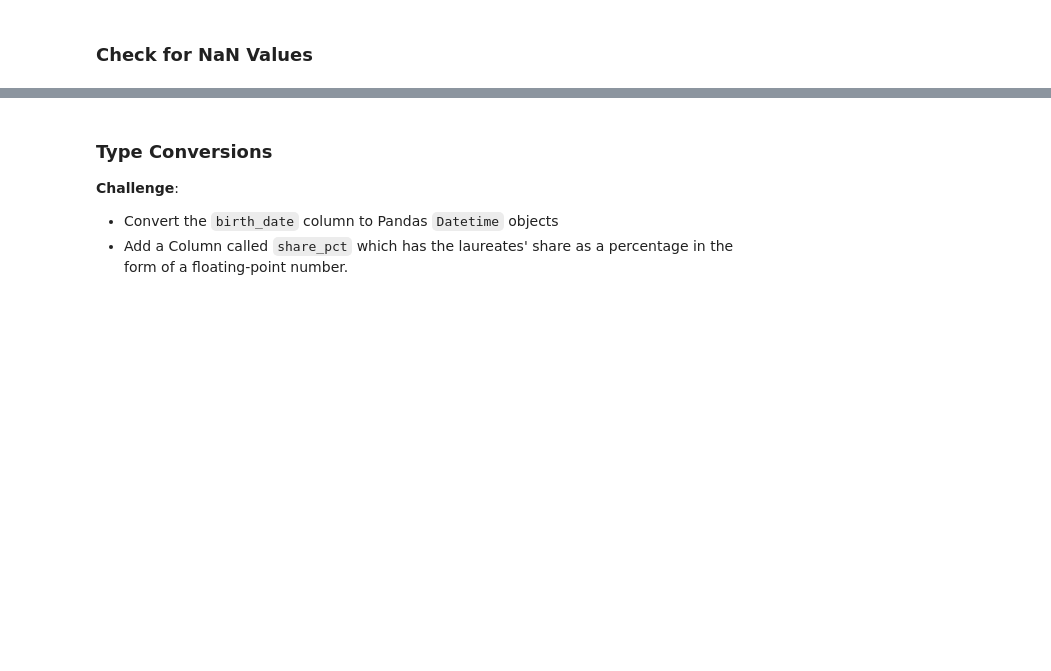
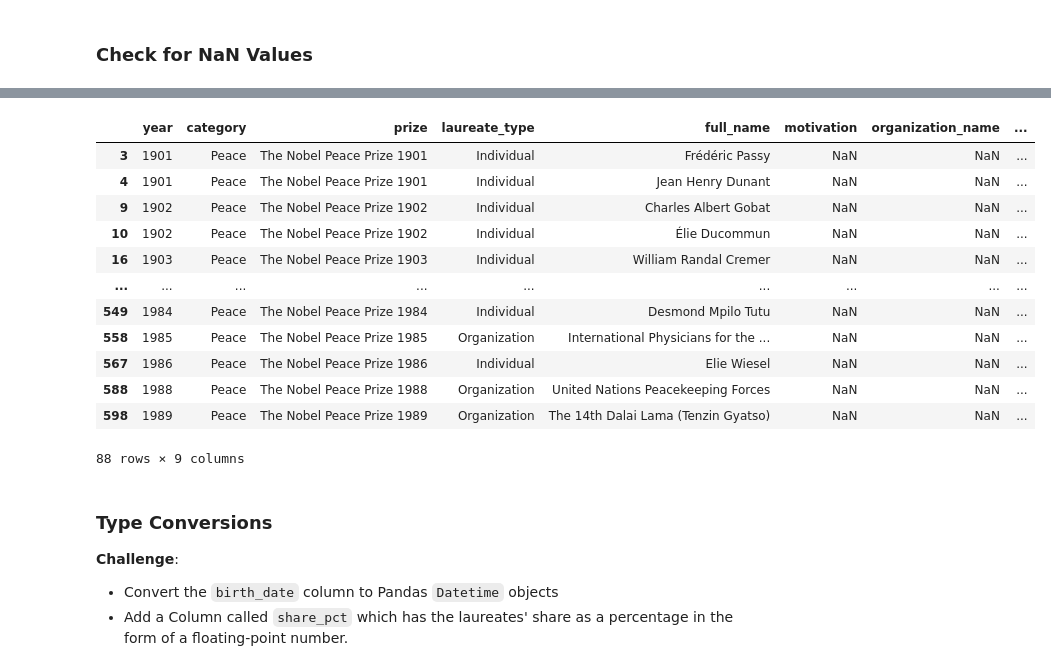
Before and after one commit to Amey-Kalpe/Mini-Projects, a Jupyter notebook: Nobel_Prize_Analysis_(start).ipynb, the cells around one changed output, grey strips where cells are left out. Cells and saved outputs as stored; diff of their text form; code cells hidden in the pictures; blank space fills up the shorter version.

```diff
--- a/Nobel_Prize_Analysis_(start).ipynb
+++ b/Nobel_Prize_Analysis_(start).ipynb
@@ -82,3 +107,19 @@ Index(['year', 'category', 'prize', 'motivation', 'prize_share',
+# %%
+df_data[df_data["motivation"].isnull()][["year", "category", "prize", "laureate_type", "full_name", "motivation", "organization_name", "organization_city", "organization_country"]]
+# %% [output]
+|  | year | category | prize | laureate_type | full_name | motivation | organization_name | ... |
+| 3 | 1901 | Peace | The Nobel Peace Prize 1901 | Individual | Frédéric Passy | NaN | NaN | ... |
+| 4 | 1901 | Peace | The Nobel Peace Prize 1901 | Individual | Jean Henry Dunant | NaN | NaN | ... |
+| 9 | 1902 | Peace | The Nobel Peace Prize 1902 | Individual | Charles Albert Gobat | NaN | NaN | ... |
+| 10 | 1902 | Peace | The Nobel Peace Prize 1902 | Individual | Élie Ducommun | NaN | NaN | ... |
+| 16 | 1903 | Peace | The Nobel Peace Prize 1903 | Individual | William Randal Cremer | NaN | NaN | ... |
+| ... | ... | ... | ... | ... | ... | ... | ... | ... |
+| 549 | 1984 | Peace | The Nobel Peace Prize 1984 | Individual | Desmond Mpilo Tutu | NaN | NaN | ... |
+| 558 | 1985 | Peace | The Nobel Peace Prize 1985 | Organization | International Physicians for the ... | NaN | NaN | ... |
+| 567 | 1986 | Peace | The Nobel Peace Prize 1986 | Individual | Elie Wiesel | NaN | NaN | ... |
+| 588 | 1988 | Peace | The Nobel Peace Prize 1988 | Organization | United Nations Peacekeeping Forces | NaN | NaN | ... |
+| 598 | 1989 | Peace | The Nobel Peace Prize 1989 | Organization | The 14th Dalai Lama (Tenzin Gyatso) | NaN | NaN | ... |
+88 rows × 9 columns
 # %% [markdown]
 ### Type Conversions
 
```
Also changed, not shown: parts of 5 cells of this notebook.
